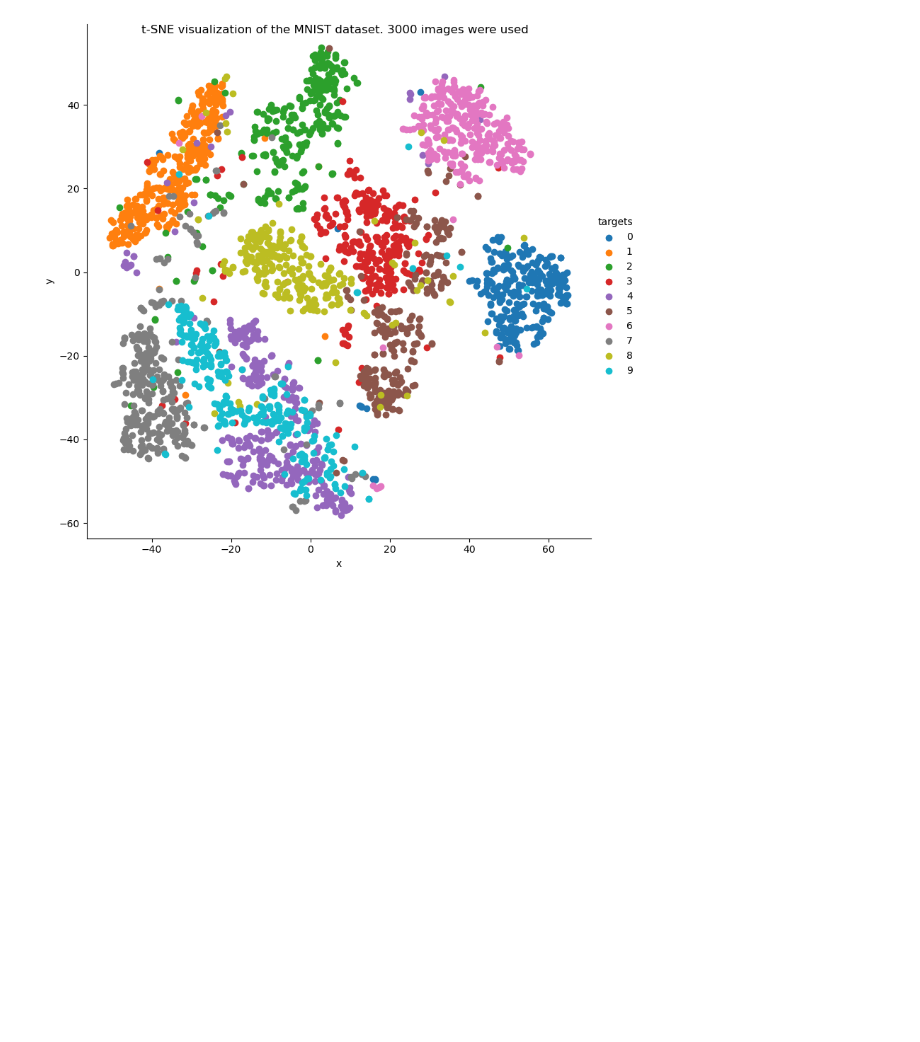
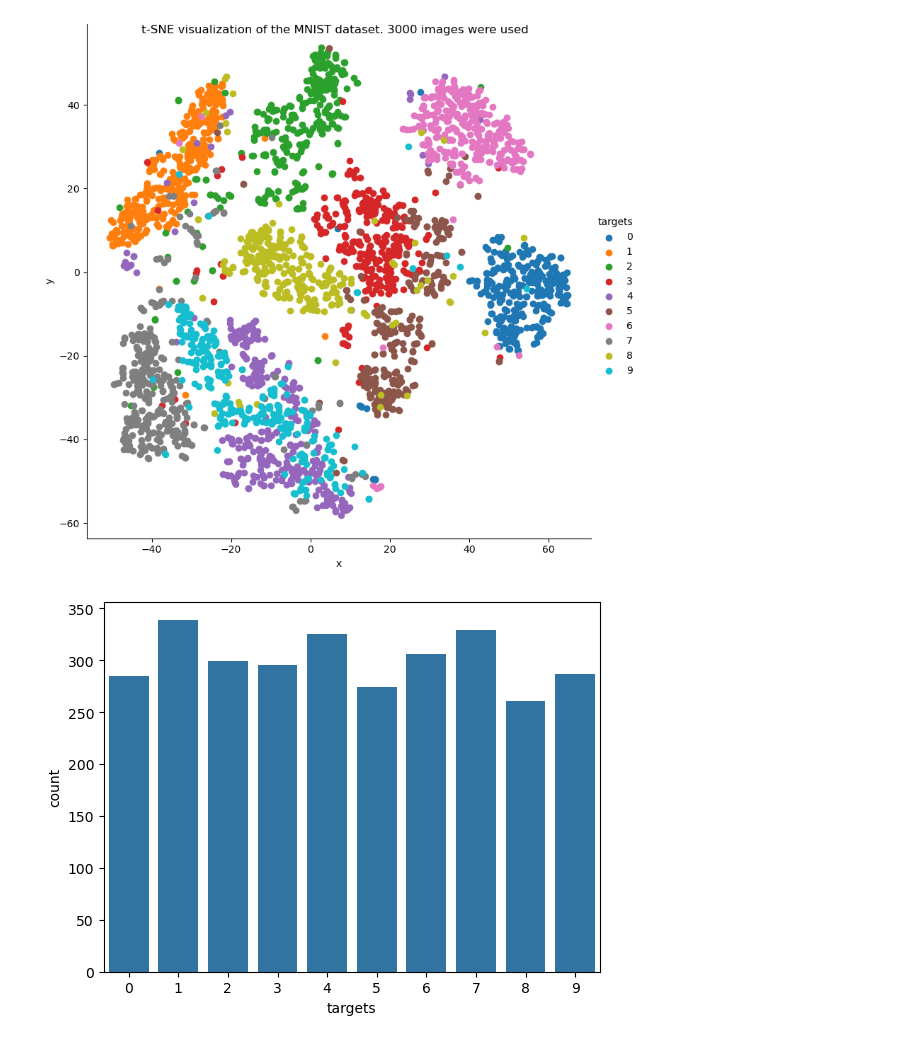
Before and after one commit to nglaz0v/approachingalmost, a Jupyter notebook: src/Supervised_vs_unsupervised_learning.ipynb, the cells around one changed output. Drawn from its saved outputs; the diff is of its cells as text; code cells hidden in the pictures; blank space fills up the shorter version.

```diff
--- a/src/Supervised_vs_unsupervised_learning.ipynb
+++ b/src/Supervised_vs_unsupervised_learning.ipynb
@@ -57,3 +57,7 @@ grid.map(plt.scatter, "x", "y").add_legend()
 grid.fig.suptitle("t-SNE visualization of the MNIST dataset. 3000 images were used");
 # %% [output]
 [figure]
+# %%
+sns.countplot(x="targets", data=tsne_df);
+# %% [output]
+[figure, added]
```
Also changed, not shown: parts of 2 cells of this notebook, 5 other files.
